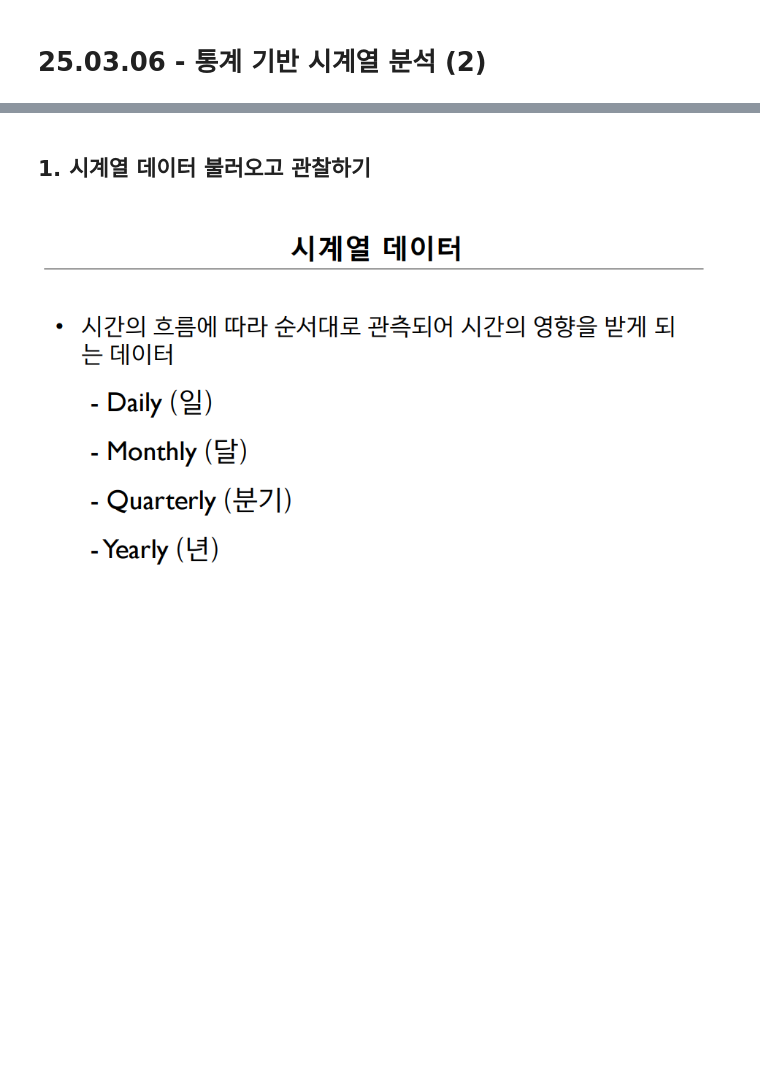
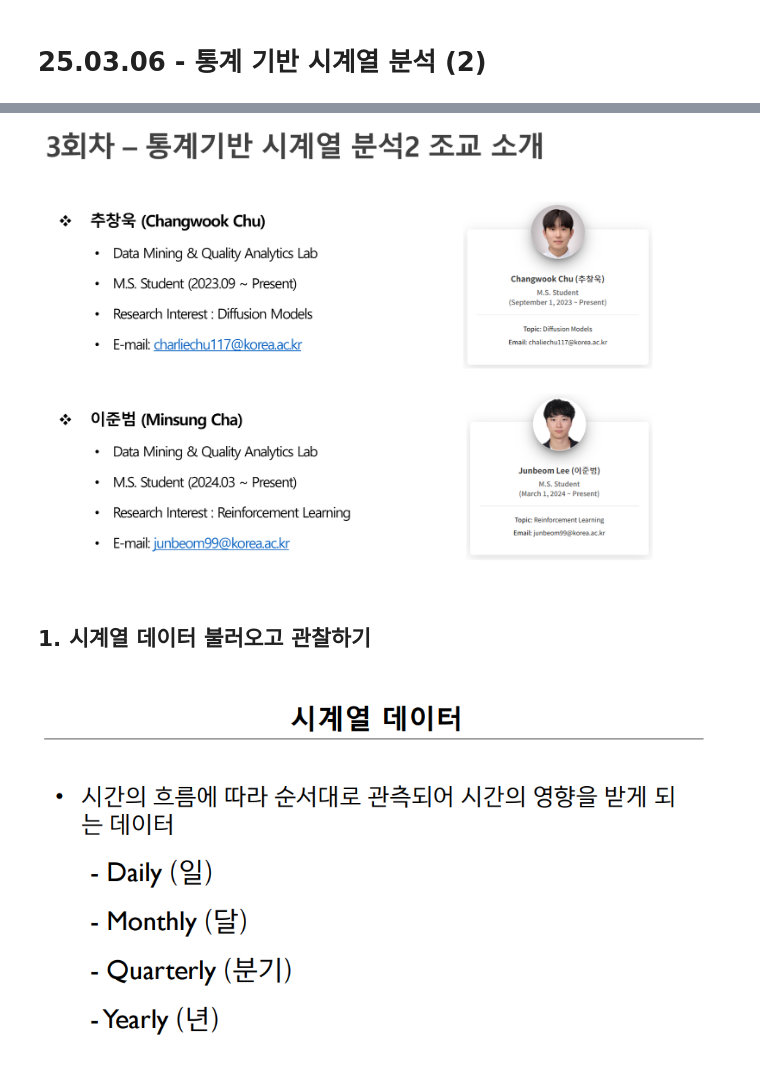
Before and after one commit to Im-JihyunKim/2025_LGE_TimeSeries, a Jupyter notebook: time-series-1.ipynb, the cells around one changed output, grey strips where cells are left out. Cells and saved outputs as stored; diff of their text form; code cells hidden in the pictures; blank space fills up the shorter version.

```diff
--- a/time-series-1.ipynb
+++ b/time-series-1.ipynb
@@ -10,3 +14,7 @@ from IPython.display import Image
+# %%
+Image('./image/assist.png')
+# %% [output]
+[figure, added]
 # %% [markdown]
 ## 1. 시계열 데이터 불러오고 관찰하기
 # %%
```
Also changed, not shown: parts of 1 cell of this notebook, 5 other files.
